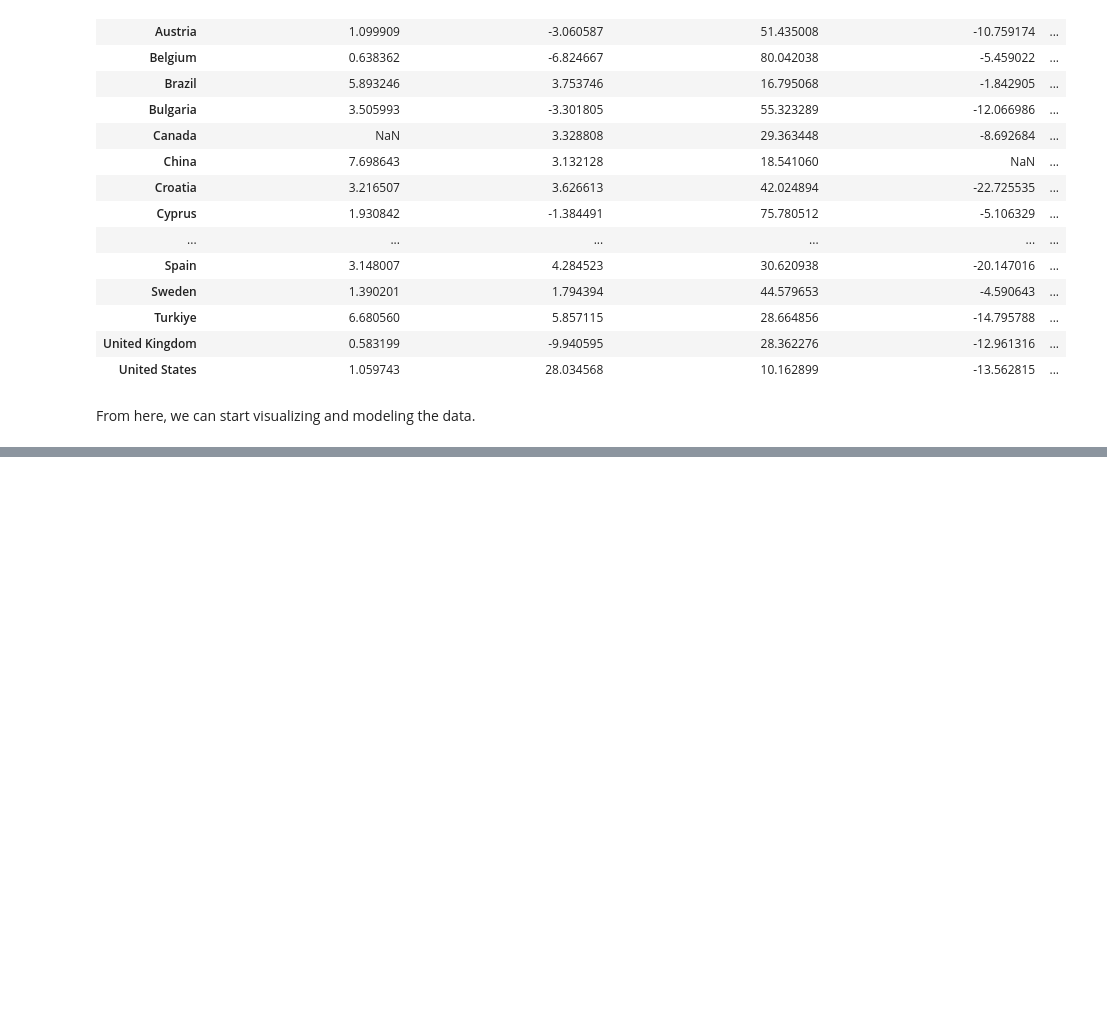
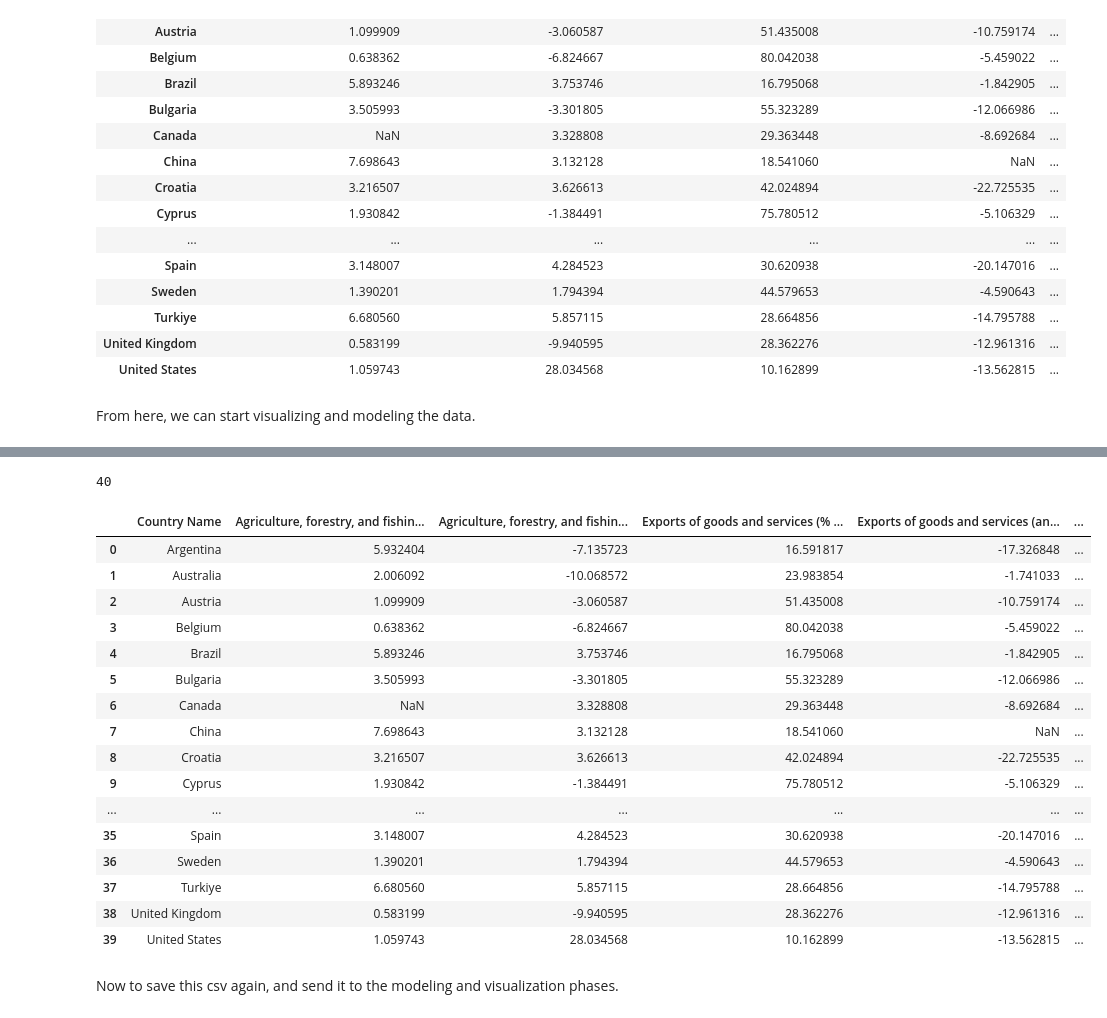
Before and after one commit to dahlemj/group3finalproject, a Jupyter notebook: Final Project Pre-Processing.ipynb, the cells around one changed output, grey strips where cells are left out. Drawn from its saved outputs; the diff is of its cells as text; code cells hidden in the pictures; blank space fills up the shorter version.

```diff
--- a/Final Project Pre-Processing.ipynb
+++ b/Final Project Pre-Processing.ipynb
@@ -228,0 +298,31 @@ From here, we can start visualizing and modeling the data.
+# %%
+index_classification = np.array([3, 2, 3, 2, 2, 2, 2, 3, 2, 2, 2, 2, 2, 2, 3, 3, 2, 2, 2, 3, 3, 1, 2,
+                        3, 2, 2, 3, 3, 3, 3, 1, 2, 2, 3, 1, 3, 2, 3, 3, 2])
+# %%
+len(index_classification)
+# %% [output]
+40
+# %%
+dataset_processed['Response Group'] = index_classification.tolist()
+# %%
+dataset_processed
+# %% [output]
+|  | Country Name | Agriculture, forestry, and fishin... | Agriculture, forestry, and fishin... | Exports of goods and services (% ... | Exports of goods and services (an... | ... |
+| 0 | Argentina | 5.932404 | -7.135723 | 16.591817 | -17.326848 | ... |
+| 1 | Australia | 2.006092 | -10.068572 | 23.983854 | -1.741033 | ... |
+| 2 | Austria | 1.099909 | -3.060587 | 51.435008 | -10.759174 | ... |
+| 3 | Belgium | 0.638362 | -6.824667 | 80.042038 | -5.459022 | ... |
+| 4 | Brazil | 5.893246 | 3.753746 | 16.795068 | -1.842905 | ... |
+| 5 | Bulgaria | 3.505993 | -3.301805 | 55.323289 | -12.066986 | ... |
+| 6 | Canada | NaN | 3.328808 | 29.363448 | -8.692684 | ... |
+| 7 | China | 7.698643 | 3.132128 | 18.541060 | NaN | ... |
+| 8 | Croatia | 3.216507 | 3.626613 | 42.024894 | -22.725535 | ... |
+| 9 | Cyprus | 1.930842 | -1.384491 | 75.780512 | -5.106329 | ... |
+| ... | ... | ... | ... | ... | ... | ... |
+| 35 | Spain | 3.148007 | 4.284523 | 30.620938 | -20.147016 | ... |
+| 36 | Sweden | 1.390201 | 1.794394 | 44.579653 | -4.590643 | ... |
+| 37 | Turkiye | 6.680560 | 5.857115 | 28.664856 | -14.795788 | ... |
+| 38 | United Kingdom | 0.583199 | -9.940595 | 28.362276 | -12.961316 | ... |
+| 39 | United States | 1.059743 | 28.034568 | 10.162899 | -13.562815 | ... |
+# %% [markdown]
+Now to save this csv again, and send it to the modeling and visualization phases.
```
Also changed, not shown: parts of 8 cells of this notebook.
